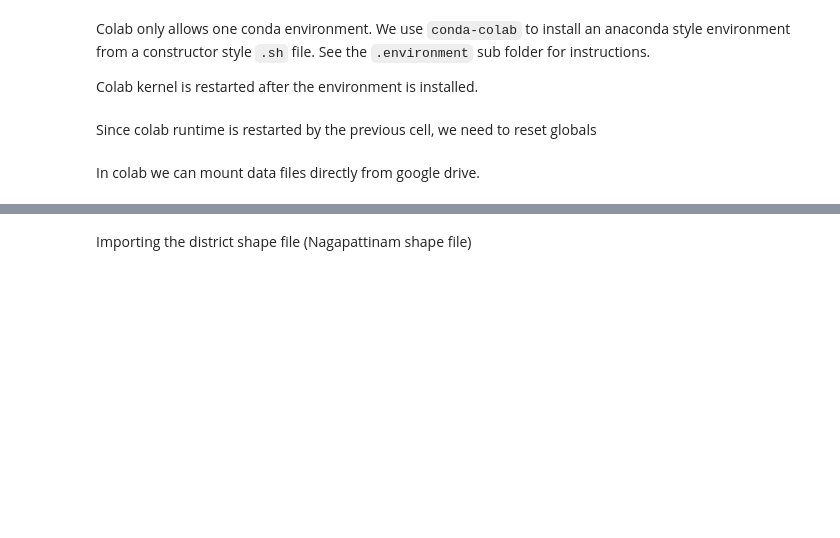
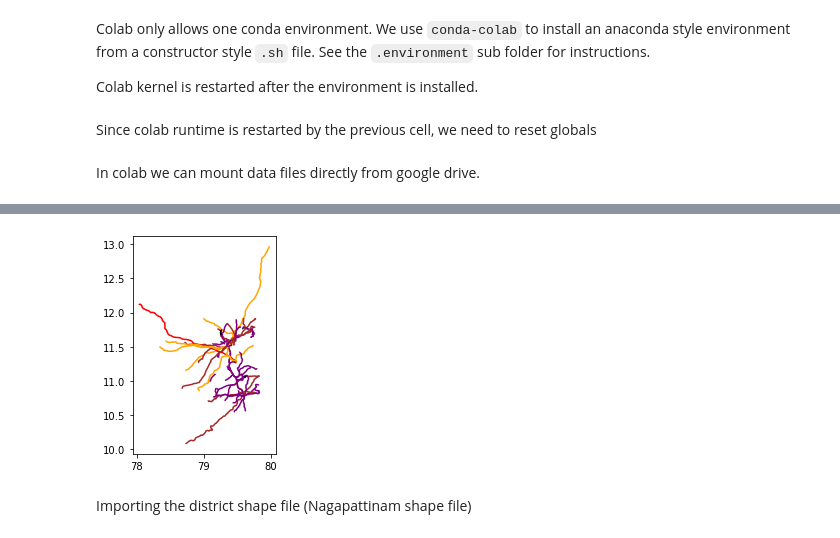
Before and after one commit to NilimaKD/lila-reports, a Jupyter notebook: LILA visuals.ipynb, the cells around one changed output, grey strips where cells are left out. Saved outputs shown, nothing was run; the diff lists cells and outputs as text; code cells hidden in the pictures; blank space fills up the shorter version.

```diff
--- a/LILA visuals.ipynb
+++ b/LILA visuals.ipynb
@@ -68,6 +74,6 @@ Since inputs data may be read only, we separate path abstractions for inputs and
 # %%
 def get_input(stem):
-    return "../input/lilanagapattinam/LiLa_Nagapattinam/" + stem
+    return "D:/LiLa_Nagapattinam/" + stem
 
 def get_in_workdir(stem):
     if _is_kaggle or _is_colab:
@@ -82,3 +110,3 @@ Importing the powerline shape file (or geojson format)
 # %%
-df = read_df_UT("Supporting_info/osm_powline_11.776643009779821_10.743913945502888_80.19273383153288_79.14689901832789.geojson")
+_shp_powerlines = read_df_UT("Supporting_info/osm_powline_11.776643009779821_10.743913945502888_80.19273383153288_79.14689901832789.geojson")
 # %%
@@ -86,5 +132,7 @@ df.info()
 # %%
-df.plot(color = df["color"])
+_shp_powerlines.plot(color = _shp_powerlines["color"])
 plt.show()
+# %% [output]
+[figure, added]
 # %% [markdown]
 Importing the district shape file (Nagapattinam shape file)
```
Also changed, not shown: parts of 38 cells of this notebook.
